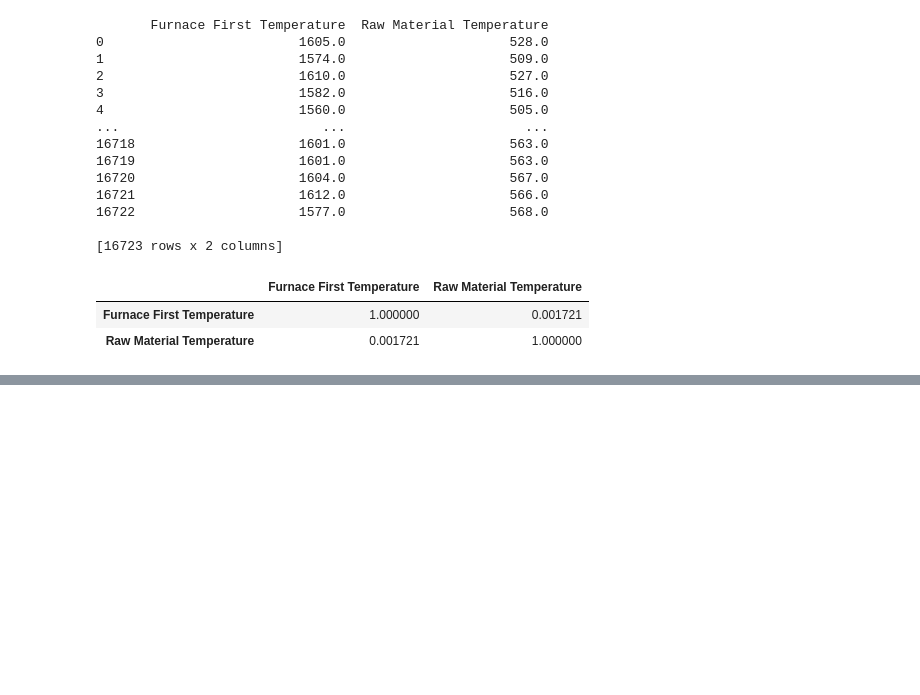
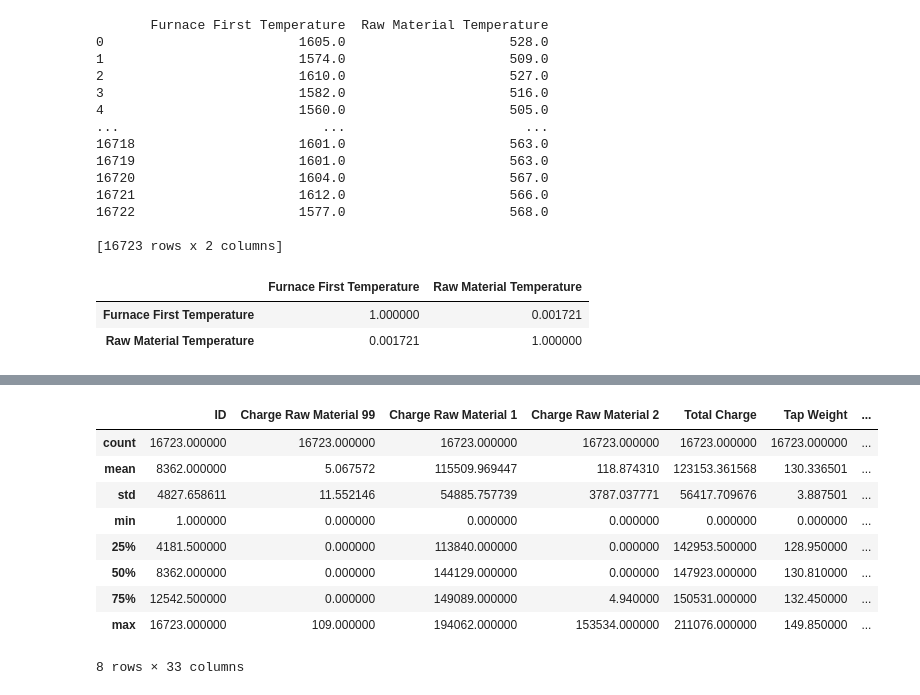
Before and after one commit to danielfernandescc/VettaDSTeste, a Jupyter notebook: main.ipynb, the cells around one changed output, grey strips where cells are left out. Saved outputs shown, nothing was run; the diff lists cells and outputs as text; code cells hidden in the pictures; blank space fills up the shorter version.

```diff
--- a/main.ipynb
+++ b/main.ipynb
@@ -220,2 +223,14 @@ difference =
 # %%
-#Consumo de energia explicado pela matéria prima 1
+#Consumo de energia explicado pela materia prima 1 e 2
+datasetFurnace.describe()
+# %% [output]
+|  | ID | Charge Raw Material 99 | Charge Raw Material 1 | Charge Raw Material 2 | Total Charge | Tap Weight | ... |
+| count | 16723.000000 | 16723.000000 | 16723.000000 | 16723.000000 | 16723.000000 | 16723.000000 | ... |
+| mean | 8362.000000 | 5.067572 | 115509.969447 | 118.874310 | 123153.361568 | 130.336501 | ... |
+| std | 4827.658611 | 11.552146 | 54885.757739 | 3787.037771 | 56417.709676 | 3.887501 | ... |
+| min | 1.000000 | 0.000000 | 0.000000 | 0.000000 | 0.000000 | 0.000000 | ... |
+| 25% | 4181.500000 | 0.000000 | 113840.000000 | 0.000000 | 142953.500000 | 128.950000 | ... |
+| 50% | 8362.000000 | 0.000000 | 144129.000000 | 0.000000 | 147923.000000 | 130.810000 | ... |
+| 75% | 12542.500000 | 0.000000 | 149089.000000 | 4.940000 | 150531.000000 | 132.450000 | ... |
+| max | 16723.000000 | 109.000000 | 194062.000000 | 153534.000000 | 211076.000000 | 149.850000 | ... |
+8 rows × 33 columns
```
Also changed, not shown: parts of 11 cells of this notebook.
